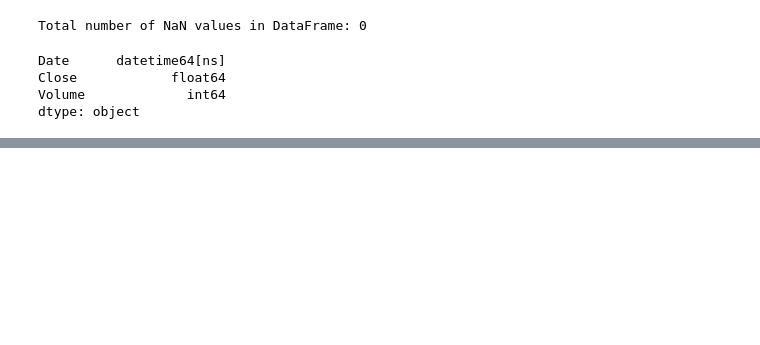
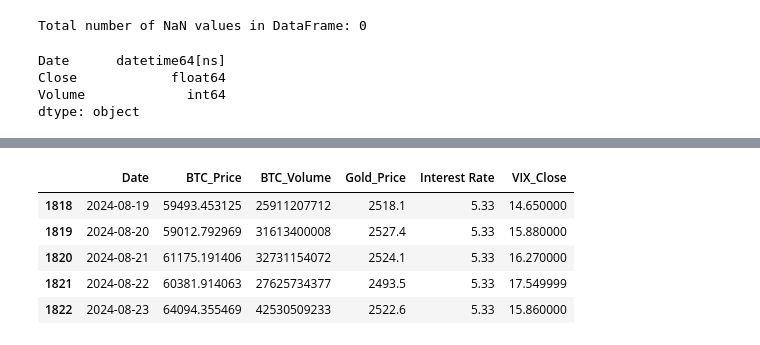
Before and after one commit to sathmikaDev/FYP, a Jupyter notebook: cryptoCurrencyPricePredictionTFT.ipynb, the cells around one changed output, grey strips where cells are left out. Cells and saved outputs as stored; diff of their text form; code cells hidden in the pictures; blank space fills up the shorter version.

```diff
--- a/cryptoCurrencyPricePredictionTFT.ipynb
+++ b/cryptoCurrencyPricePredictionTFT.ipynb
@@ -59,0 +416,9 @@ BTC_Dataset['Date'] = pd.to_datetime(BTC_Dataset['Date'])
+# %%
+Final_DataFrame.tail()
+# %% [output]
+|  | Date | BTC_Price | BTC_Volume | Gold_Price | Interest Rate | VIX_Close |
+| 1818 | 2024-08-19 | 59493.453125 | 25911207712 | 2518.1 | 5.33 | 14.650000 |
+| 1819 | 2024-08-20 | 59012.792969 | 31613400008 | 2527.4 | 5.33 | 15.880000 |
+| 1820 | 2024-08-21 | 61175.191406 | 32731154072 | 2524.1 | 5.33 | 16.270000 |
+| 1821 | 2024-08-22 | 60381.914063 | 27625734377 | 2493.5 | 5.33 | 17.549999 |
+| 1822 | 2024-08-23 | 64094.355469 | 42530509233 | 2522.6 | 5.33 | 15.860000 |
```
Also changed, not shown: parts of 51 cells of this notebook.
